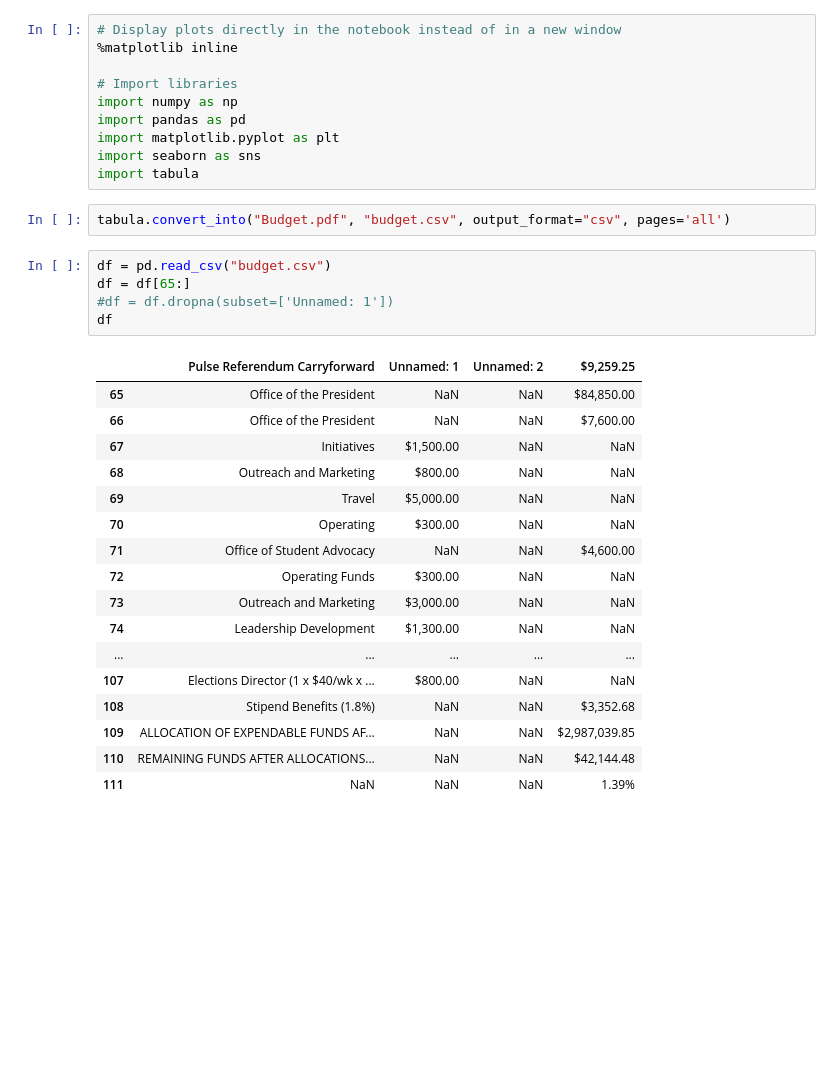
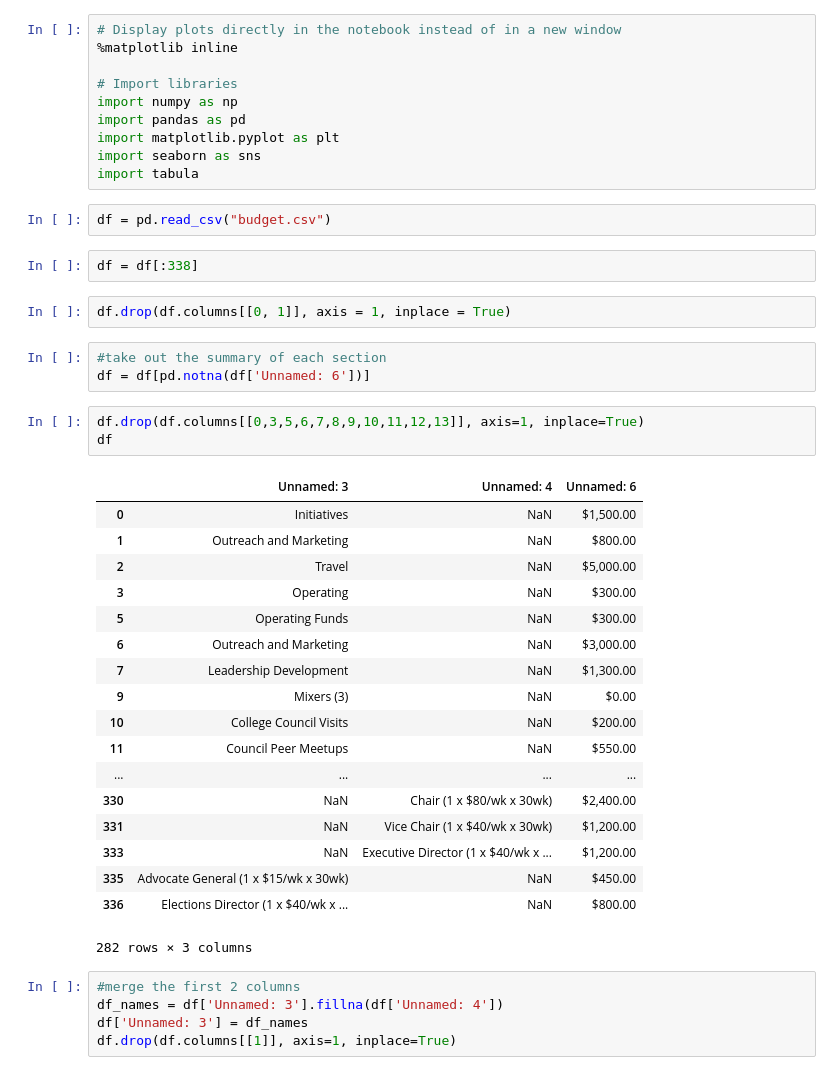
Before and after one commit to TongJin98/AS_Data_Officer, a Jupyter notebook: Budget_Analysis.ipynb, the cells around one changed output. Cells and saved outputs as stored; diff of their text form; blank space fills up the shorter version.

```diff
--- a/Budget_Analysis.ipynb
+++ b/Budget_Analysis.ipynb
@@ -8,28 +8,39 @@ import pandas as pd
 import matplotlib.pyplot as plt
 import seaborn as sns
 import tabula
-# %%
-tabula.convert_into("Budget.pdf", "budget.csv", output_format="csv", pages='all')
 # %%
 df = pd.read_csv("budget.csv")
-df = df[65:]
-#df = df.dropna(subset=['Unnamed: 1'])
-df
-# %% [output]
-|  | Pulse Referendum Carryforward | Unnamed: 1 | Unnamed: 2 | $9,259.25 |
-| 65 | Office of the President | NaN | NaN | $84,850.00 |
-| 66 | Office of the President | NaN | NaN | $7,600.00 |
-| 67 | Initiatives | $1,500.00 | NaN | NaN |
-| 68 | Outreach and Marketing | $800.00 | NaN | NaN |
-| 69 | Travel | $5,000.00 | NaN | NaN |
-| 70 | Operating | $300.00 | NaN | NaN |
-| 71 | Office of Student Advocacy | NaN | NaN | $4,600.00 |
-| 72 | Operating Funds | $300.00 | NaN | NaN |
-| 73 | Outreach and Marketing | $3,000.00 | NaN | NaN |
-| 74 | Leadership Development | $1,300.00 | NaN | NaN |
-| ... | ... | ... | ... | ... |
-| 107 | Elections Director (1 x $40/wk x ... | $800.00 | NaN | NaN |
-| 108 | Stipend Benefits (1.8%) | NaN | NaN | $3,352.68 |
-| 109 | ALLOCATION OF EXPENDABLE FUNDS AF... | NaN | NaN | $2,987,039.85 |
-| 110 | REMAINING FUNDS AFTER ALLOCATIONS... | NaN | NaN | $42,144.48 |
-| 111 | NaN | NaN | NaN | 1.39% |
+# %%
+df = df[:338]
+# %%
+df.drop(df.columns[[0, 1]], axis = 1, inplace = True)
+# %%
+#take out the summary of each section
+df = df[pd.notna(df['Unnamed: 6'])]
+# %%
+df.drop(df.columns[[0,3,5,6,7,8,9,10,11,12,13]], axis=1, inplace=True)
+df
+# %% [output]
+|  | Unnamed: 3 | Unnamed: 4 | Unnamed: 6 |
+| 0 | Initiatives | NaN | $1,500.00 |
+| 1 | Outreach and Marketing | NaN | $800.00 |
+| 2 | Travel | NaN | $5,000.00 |
+| 3 | Operating | NaN | $300.00 |
+| 5 | Operating Funds | NaN | $300.00 |
+| 6 | Outreach and Marketing | NaN | $3,000.00 |
+| 7 | Leadership Development | NaN | $1,300.00 |
+| 9 | Mixers (3) | NaN | $0.00 |
+| 10 | College Council Visits | NaN | $200.00 |
+| 11 | Council Peer Meetups | NaN | $550.00 |
+| ... | ... | ... | ... |
+| 330 | NaN | Chair (1 x $80/wk x 30wk) | $2,400.00 |
+| 331 | NaN | Vice Chair (1 x $40/wk x 30wk) | $1,200.00 |
+| 333 | NaN | Executive Director (1 x $40/wk x ... | $1,200.00 |
+| 335 | Advocate General (1 x $15/wk x 30wk) | NaN | $450.00 |
+| 336 | Elections Director (1 x $40/wk x ... | NaN | $800.00 |
+282 rows × 3 columns
+# %%
+#merge the first 2 columns
+df_names = df['Unnamed: 3'].fillna(df['Unnamed: 4'])
+df['Unnamed: 3'] = df_names
+df.drop(df.columns[[1]], axis=1, inplace=True)
```
Also changed, not shown: parts of 2 cells of this notebook, 4 other files.
